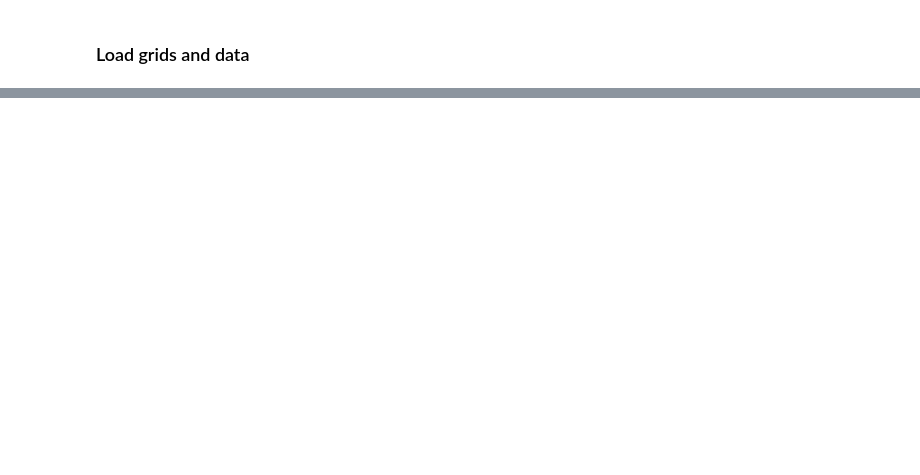
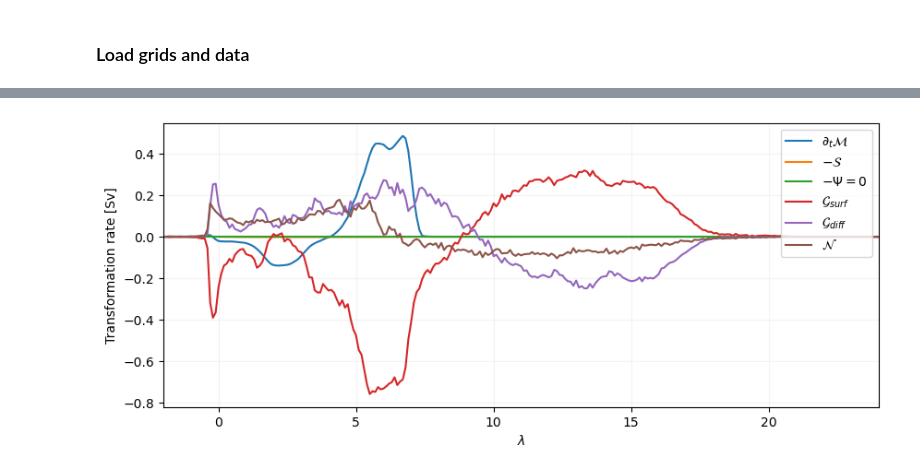
Before and after one commit to hdrake/xwmb, a Jupyter notebook: examples/Baltic_example.ipynb, the cells around one changed output, grey strips where cells are left out. Saved outputs shown, nothing was run; the diff lists cells and outputs as text; code cells hidden in the pictures; blank space fills up the shorter version.

```diff
--- a/examples/Baltic_example.ipynb
+++ b/examples/Baltic_example.ipynb
@@ -199,0 +196,2 @@ plt.ylim(-1, 20)
+# %%
+region = xr.ones_like(grid._ds['deptho'])
@@ -199,0 +204,3 @@ plt.ylim(-1, 20)
+# %%
+budgets_dict_minimal = xbudget.load_yaml("MOM6_num_mixing.yaml")
+budgets_dict_minimal
@@ -199,0 +225,44 @@ plt.ylim(-1, 20)
+# %%
+xbudget.collect_budgets(ds, budgets_dict_minimal)
+
+wmb_min = xwmb.WaterMassBudget(
+    grid,
+    budgets_dict_minimal,
+    region,
+    assert_zero_transport=True
+)
+
+with warnings.catch_warnings():
+    warnings.simplefilter(action='ignore', category=FutureWarning)
+    wmb_min.mass_budget("heat")
+    wmb_min.wmt.load()
+    wmt_min = wmb_min.wmt
+# %%
+toSv = 1.e-6/wmb.rho_ref
+
+plt.figure(figsize=(10, 4))
+xlims = [-2, 24]
+plt.subplot()
+
+boundary_fluxes = [
+    'surface_exchange_flux',
+    'surface_ocean_flux_advective_negative_lhs',
+    'bottom_flux',
+    'frazil_ice'
+]
+
+wmt_min['boundary_fluxes'] = sum([wmt_min[term] for term in boundary_fluxes if term in wmt_min])
+
+(wmt_min['mass_tendency']*toSv).mean('time').plot(label=r"$\partial_{t} \mathcal{M}$")
+(-wmt_min['mass_source']*toSv).mean('time').plot(label=r"$-\mathcal{S}$")
+(-wmt_min['overturning']*toSv).mean('time').plot(label=r"$-\Psi = 0$")
+(wmt_min['boundary_fluxes']*toSv).mean('time').plot(label=r"$\mathcal{G}_{surf}$")
+(wmt_min['diffusion']*toSv).mean('time').plot(label=r"$\mathcal{G}_{diff}$")
+(wmt_min['numerical_mixing']*toSv).mean('time').plot(label=r"$\mathcal{N}$")
+plt.legend(loc="upper right")
+plt.grid(True, alpha=0.15)
+plt.ylabel("Transformation rate [Sv]")
+plt.xlabel(r"$\lambda$");
+plt.xlim(xlims);
+# %% [output]
+[figure, added]
```
Also changed, not shown: parts of 17 cells of this notebook, 1 other file.
